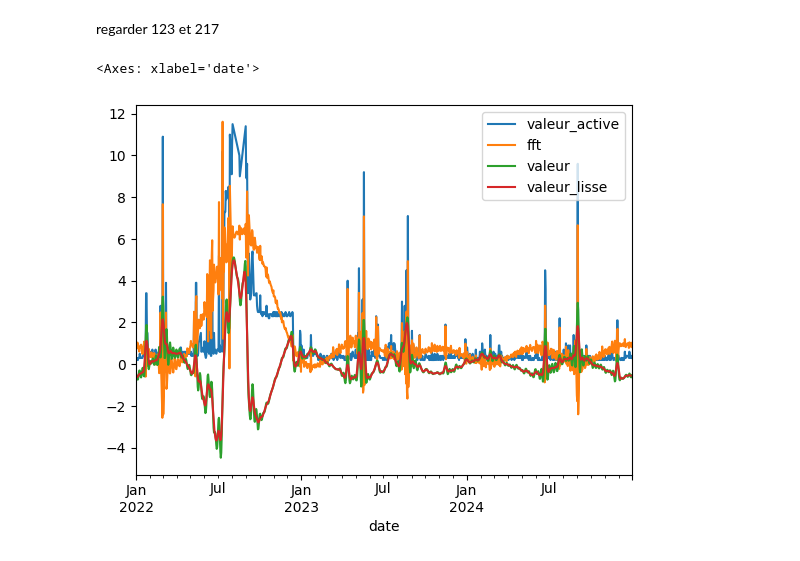
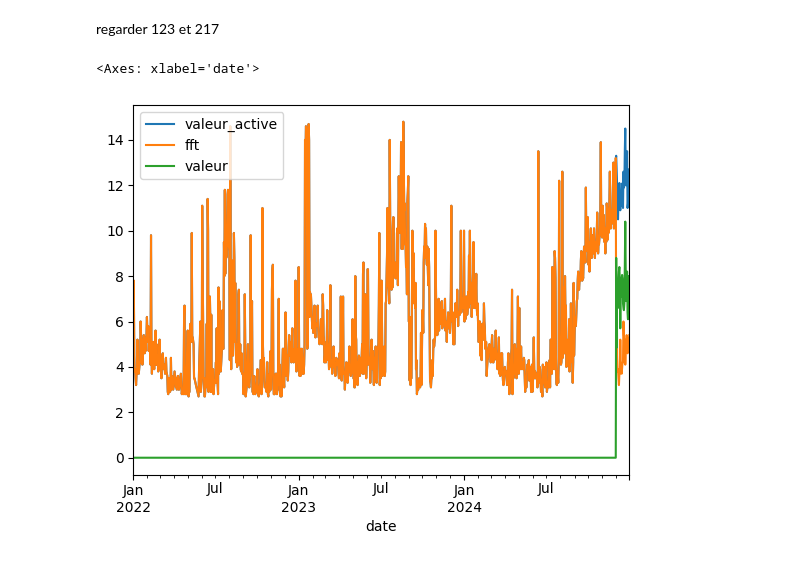
Before and after one commit to montagneForEver/ML_consommation_eau, a Jupyter notebook: exploration_finale.ipynb, the cells around one changed output. Cells and saved outputs as stored; diff of their text form; code cells hidden in the pictures.

```diff
--- a/exploration_finale.ipynb
+++ b/exploration_finale.ipynb
@@ -738,41 +694,39 @@ Text(0.5, 1.0, 'ID_274')
 # %% [markdown]
 ## Décomposition FFT
 # %%
-def decompose_fft(group):
+def decompose_fft(group, window=30):
     '''
     cette fonction retourne la série temporelle des harmoniques d'une FFT
     argument : série temporelle à décomposer
     return : série temporelle
     '''
-    group=group.copy()
-    group_num=group['valeur_active']
-    N = len(group)                     # nombre de points
+    group=group.sort_values('date').copy()
+    group_num=group['valeur_active'].iloc[:-window]
+
+    # calcul des coef FFT
+    N = len(group_num)                     # nombre de points
     dt = 1                         # fréquence d’échantillonnage = 1 jour
     Y = np.fft.fft(group_num.values)       # coefficients FFT
     freqs = np.fft.fftfreq(N, dt)  # fréquences en cycles / jour
 
-    signal = pd.Series(0.0, index=group_num.index)
-    t=pd.Series(range(0,N), index=group_num.index)
+    # calcul du signal FFT
+    signal = pd.Series(0.0, index=group.index)
+    t=pd.Series(range(0,len(group)), index=group.index)
 
     for i,freq in enumerate(freqs):
         # coefficient complexe à cette fréquence
-        # fréquence est un float entre -0.5 et 0.5 : 0.5 est une variation quotidienne (2 jours), 0 est une constante (moyenne)
-        # ainsi la variation annuelle correspond à une fréquence de 1/365, soit 1.5 cycles pour 550 jours.
-        # et une variation hebdo à une fréquence de 1/7
-        # NB :
         # NB : C(freq) = C(-freq) et cos(x)=cos(-x). il y a donc deux manières de calculer la représentation du signal
         #   - sommer sur tous le spectre (retenu ici car plus simple)
         #   - doubler et sommer sur le spectre positif
-        if (abs(freq) <= 1/220) or (abs(freq) >= 1/7) :
-            C = Y[i]
+        C = Y[i]
 
-            # amplitude réelle de la composante
-            amplitude = np.abs(C) * 1 / N   # normalisation FFT réelle
+        # amplitude réelle de la composante
+        amplitude = np.abs(C) * 1 / N   # normalisation FFT réelle
 
-            # phase en radians
-            phase = np.angle(C)
+        # phase en radians
+        phase = np.angle(C)
 
-            signal += amplitude*np.cos(2 * np.pi * t*freq + phase)
+        signal += amplitude*np.cos(2 * np.pi * t*freq + phase)
 
         # Ajouter les colonnes au groupe
     group['fft'] = signal
@@ -826,10 +740,9 @@ serie[['valeur', 'valeur_active']].plot()
 # %% [markdown]
 regarder 123 et 217
 # %%
-libelle="ID_217"
+libelle="ID_123"
 serief=data_with_fft[data_with_stl['libelle']==libelle].set_index('date').copy()
-serief['valeur_lisse'] = serief['valeur'].rolling(window=7, center=True).mean()
 serief.plot()
 # %% [output]
 <Axes: xlabel='date'>
-[figure, old version]
+[figure, new version]
```
Also changed, not shown: parts of 18 cells of this notebook.
